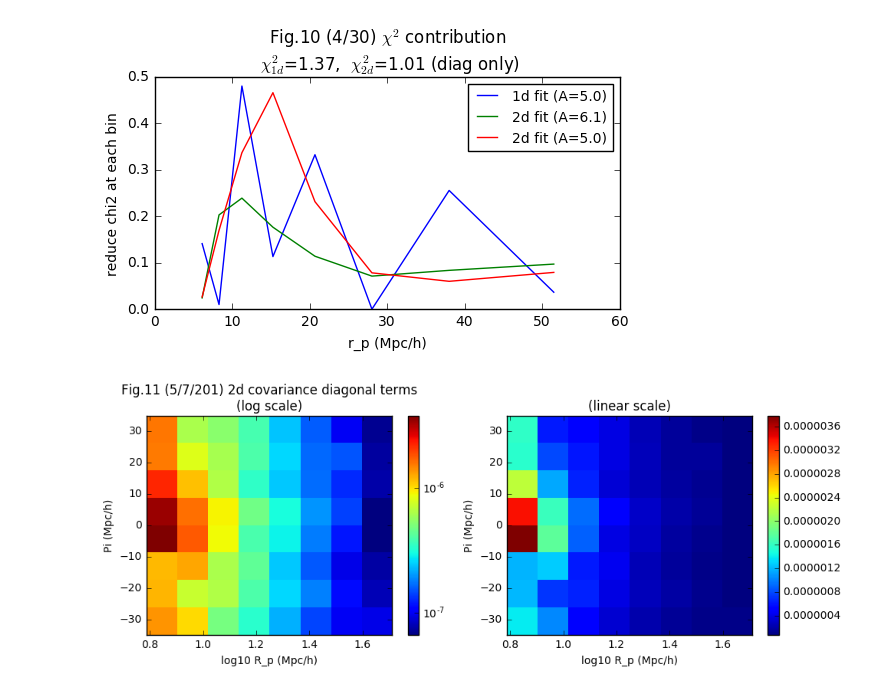
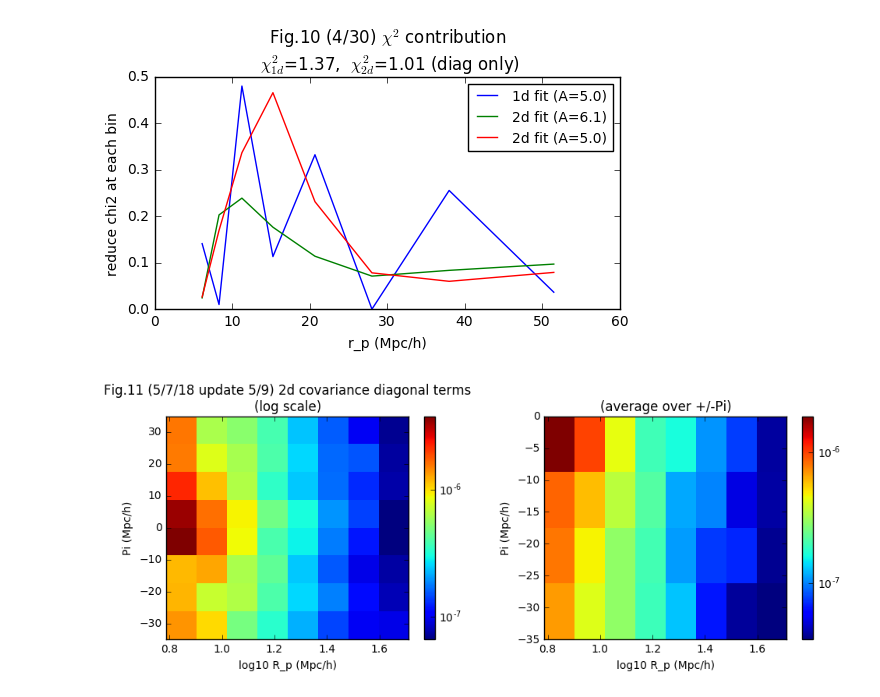
Before and after one commit to liuxx479/gplus, a Jupyter notebook: test_2d_fits.ipynb, the cells around one changed output. Drawn from its saved outputs; the diff is of its cells as text; code cells hidden in the pictures.

Commit message:
average +/- Pi

```diff
--- a/test_2d_fits.ipynb
+++ b/test_2d_fits.ipynb
@@ -499,24 +528,33 @@ show()
 # %% [output]
 [figure]
 # %%
-f, (ax,ax2)=subplots(1,2,figsize=(10,4))
+f, (ax,ax3)=subplots(1,2,figsize=(10,4))
 cb=ax.imshow(diag(cov2d).reshape(8,8),interpolation='nearest',origin='lower',
          extent=(log10(amin(rp_bins[idx2dcut])), log10(amax(rp_bins[idx2dcut])),
-                amin(pi_bins[idx2dcut]), amax(pi_bins[idx2dcut])),aspect='auto',norm=mpl.colors.LogNorm())
+                amin(pi_bins[idx2dcut]), amax(pi_bins[idx2dcut])),aspect='auto'
+             ,norm=mpl.colors.LogNorm())
 ax.set_xlabel('log10 R_p (Mpc/h)')
 ax.set_ylabel('Pi (Mpc/h)')
 colorbar(cb,ax=ax)
-ax.set_title('Fig.11 (5/7/201) 2d covariance diagonal terms\n(log scale)')
+ax.set_title('Fig.11 (5/7/18 update 5/9) 2d covariance diagonal terms\n(log scale)')
 
-cb2=ax2.imshow(diag(cov2d).reshape(8,8),interpolation='nearest',origin='lower',
+# cb2=ax2.imshow(diag(cov2d).reshape(8,8),interpolation='nearest',origin='lower',
+#          extent=(log10(amin(rp_bins[idx2dcut])), log10(amax(rp_bins[idx2dcut])),
+#                 amin(pi_bins[idx2dcut]), amax(pi_bins[idx2dcut])),aspect='auto')
+# ax2.set_xlabel('log10 R_p (Mpc/h)')
+# ax2.set_ylabel('Pi (Mpc/h)')
+# colorbar(cb2,ax=ax2)
+# ax2.set_title('(linear scale)')
+
+cb3=ax3.imshow(diag(cov2dfold).reshape(4,8),interpolation='nearest',origin='lower',
          extent=(log10(amin(rp_bins[idx2dcut])), log10(amax(rp_bins[idx2dcut])),
-                amin(pi_bins[idx2dcut]), amax(pi_bins[idx2dcut])),aspect='auto')
-ax2.set_xlabel('log10 R_p (Mpc/h)')
-ax2.set_ylabel('Pi (Mpc/h)')
-colorbar(cb2,ax=ax2)
-ax2.set_title('(linear scale)')
+                amin(pi_bins[idx2dcut]),0),aspect='auto',norm=mpl.colors.LogNorm())
+ax3.set_xlabel('log10 R_p (Mpc/h)')
+ax3.set_ylabel('Pi (Mpc/h)')
+colorbar(cb3,ax=ax3)
+ax3.set_title('(average over +/-Pi)')
 
 plt.tight_layout()
 show()
 # %% [output]
-[figure, old version]
+[figure, new version]
```
Also changed, not shown: parts of 2 cells of this notebook.
